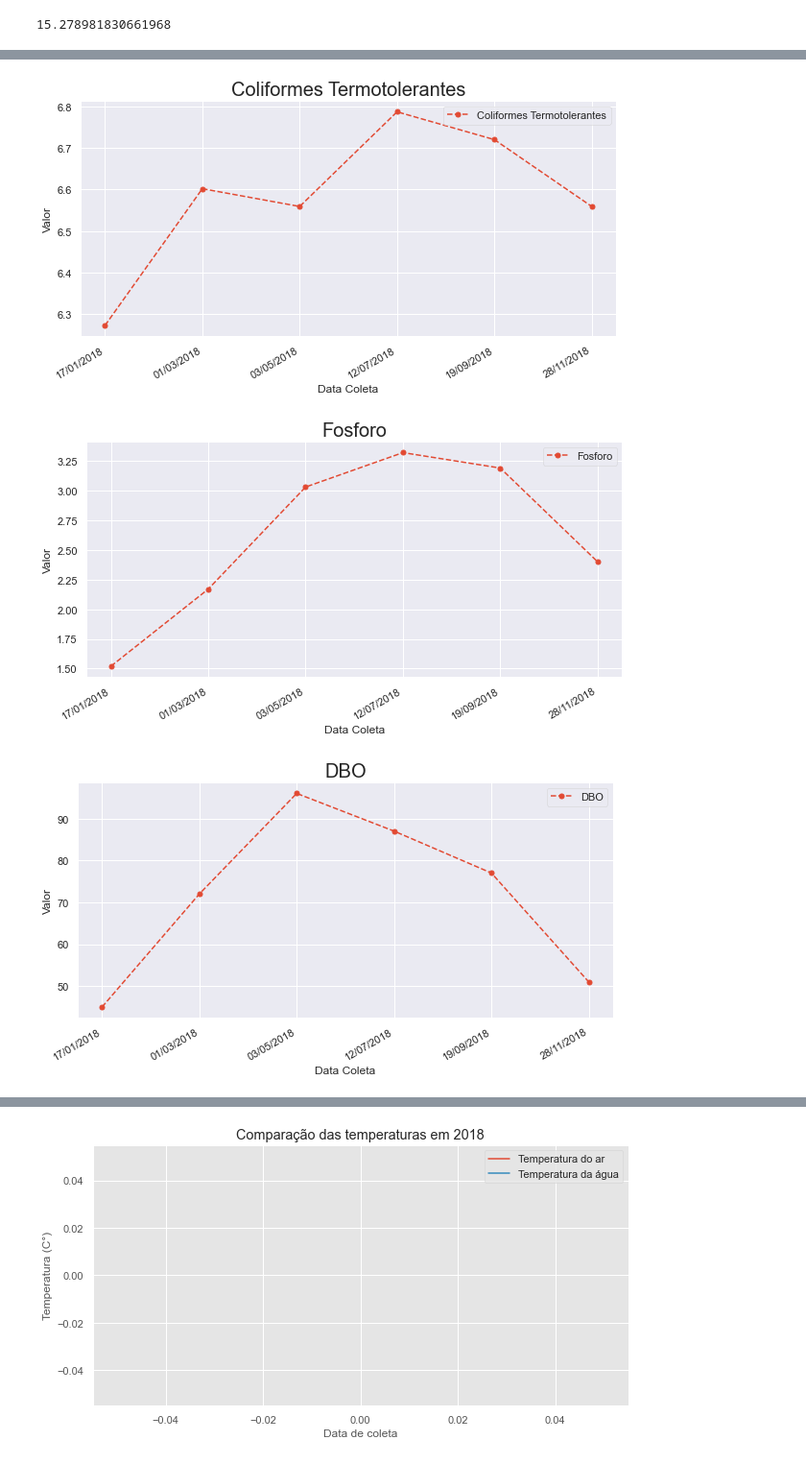
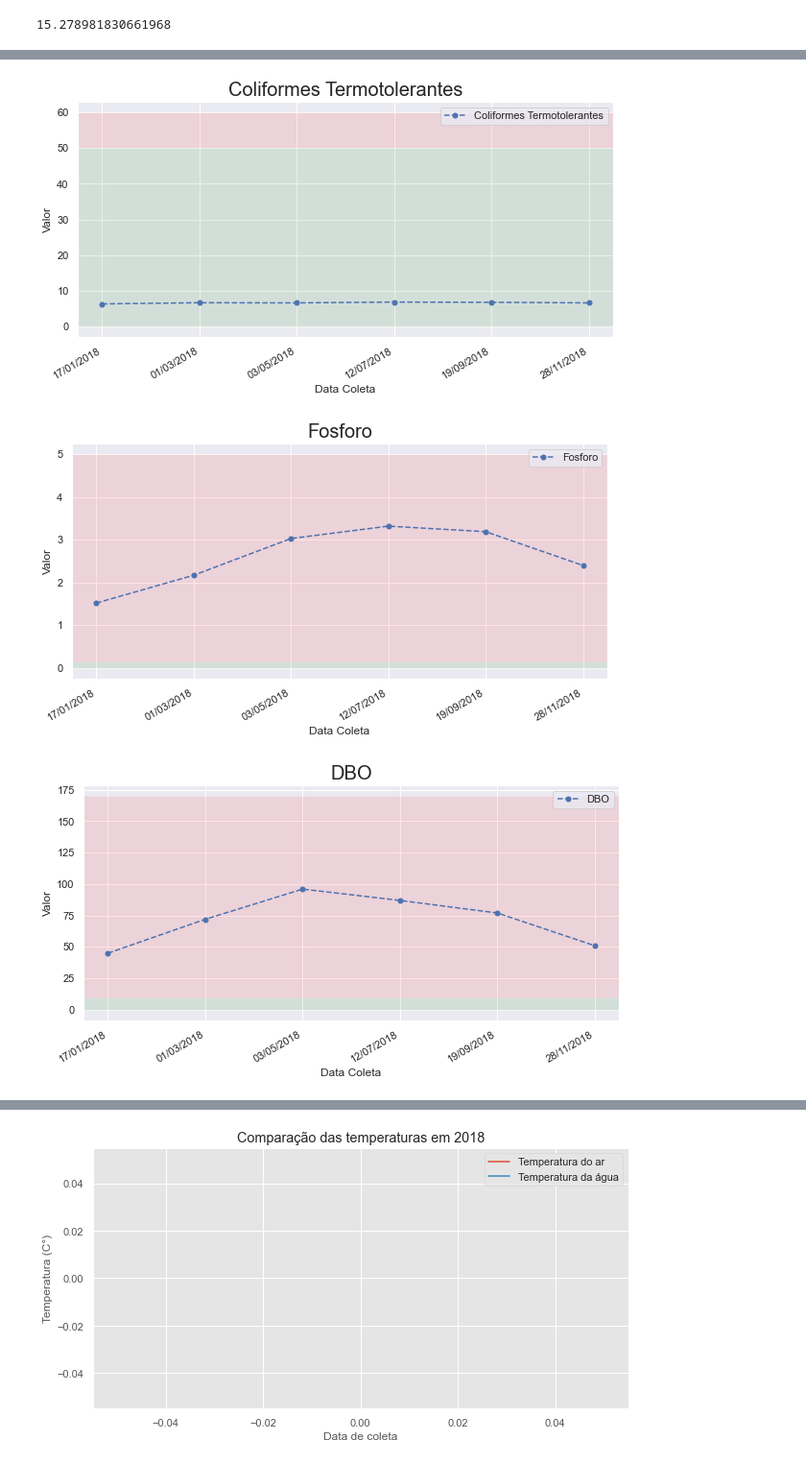
Before and after one commit to MarceloCMiguel/Tamanduatei-DataScience, a Jupyter notebook: QuimicaP3_Tamanduatei.ipynb, the cells around one changed output, grey strips where cells are left out. Shown at 96% size. Drawn from its saved outputs; the diff is of its cells as text; code cells hidden in the pictures.

```diff
--- a/QuimicaP3_Tamanduatei.ipynb
+++ b/QuimicaP3_Tamanduatei.ipynb
@@ -138,7 +127,7 @@ sns.set(font_scale=1)
 x = 20
 y = 2.5
 font= 20
-def plot_graph(data,parametro):
+def plot_graph(data,parametro, min_conama, max_conama, r1, r2):
     with sns.axes_style("darkgrid"):
         fig = plt.figure(figsize=(x, y))
         ax = fig.add_subplot(111)
@@ -148,18 +137,20 @@ def plot_graph(data,parametro):
         plt.xlabel("Data Coleta")
         plt.ylabel("Valor")
         sns.axes_style("darkgrid")
+        ax.axhspan(min_conama, max_conama, facecolor='green', alpha=0.1)
+        ax.axhspan(r1, r2, facecolor='red', alpha=0.1)
         plt.gcf().autofmt_xdate()
         plt.title(parametro,fontsize=font)
         plt.show()
 
 
 
-plot_graph(nit_total,"Nitrogenio")
-plot_graph(pH_table,"Ph")
-plot_graph(O2_table,"Oxigênio Dissolvido")
-plot_graph(coliformes_termotolerantes_table,"Coliformes Termotolerantes")
-plot_graph(fosforo_table,"Fosforo")
-plot_graph(DBO_table,"DBO")
-plot_graph(turbidez_table,"Turbidez")
-plot_graph(sol_total,"Residuos totais")
+plot_graph(nit_total,"Nitrogenio", 0, 14.7, 14.7, 35)
+plot_graph(pH_table,"Ph", 7, 8, 6.75, 7)
+plot_graph(O2_table,"Oxigênio Dissolvido", 0, 2, 2, 7)
+plot_graph(coliformes_termotolerantes_table,"Coliformes Termotolerantes", 0, 50, 50, 60)
+plot_graph(fosforo_table,"Fosforo", 0, 0.15, 0.15, 5)
+plot_graph(DBO_table,"DBO", 0, 10, 10, 170)
+plot_graph(turbidez_table,"Turbidez", 0, 100, 100, 250)
+plot_graph(sol_total,"Residuos totais", 0, 500, 500, 675)
 # %% [output]
@@ -414,12 +405,12 @@ x = 10
 y = 5
 font= 20
 
-plot_graph(nit_total_18,"Nitrogenio")
-plot_graph(pH_table_18,"Ph")
-plot_graph(O2_table_18,"Oxigênio Dissolvido")
-plot_graph(coliformes_termotolerantes_table_18,"Coliformes Termotolerantes")
-plot_graph(fosforo_table_18,"Fosforo")
-plot_graph(DBO_table_18,"DBO")
-plot_graph(turbidez_table_18,"Turbidez")
-plot_graph(sol_total_18,"Residuos totais")
+plot_graph(nit_total_18,"Nitrogenio",0, 14.7, 14.7, 35)
+plot_graph(pH_table_18,"Ph", 7, 8, 6.75, 7)
+plot_graph(O2_table_18,"Oxigênio Dissolvido", 2, 7, 0, 2)
+plot_graph(coliformes_termotolerantes_table_18,"Coliformes Termotolerantes", 0, 50, 50, 60)
+plot_graph(fosforo_table_18,"Fosforo", 0, 0.15, 0.15, 5)
+plot_graph(DBO_table_18,"DBO", 0, 10, 10, 170)
+plot_graph(turbidez_table_18,"Turbidez", 0, 100, 100, 250)
+plot_graph(sol_total_18,"Residuos totais", 0, 500, 500, 675)
 # %% [output]
@@ -429,3 +420,3 @@ plot_graph(sol_total_18,"Residuos totais")
-[figure, old version]
+[figure, new version]
-[figure, old version]
+[figure, new version]
-[figure, old version]
+[figure, new version]
```
Also changed, not shown: parts of 11 cells of this notebook, 3 other files.
